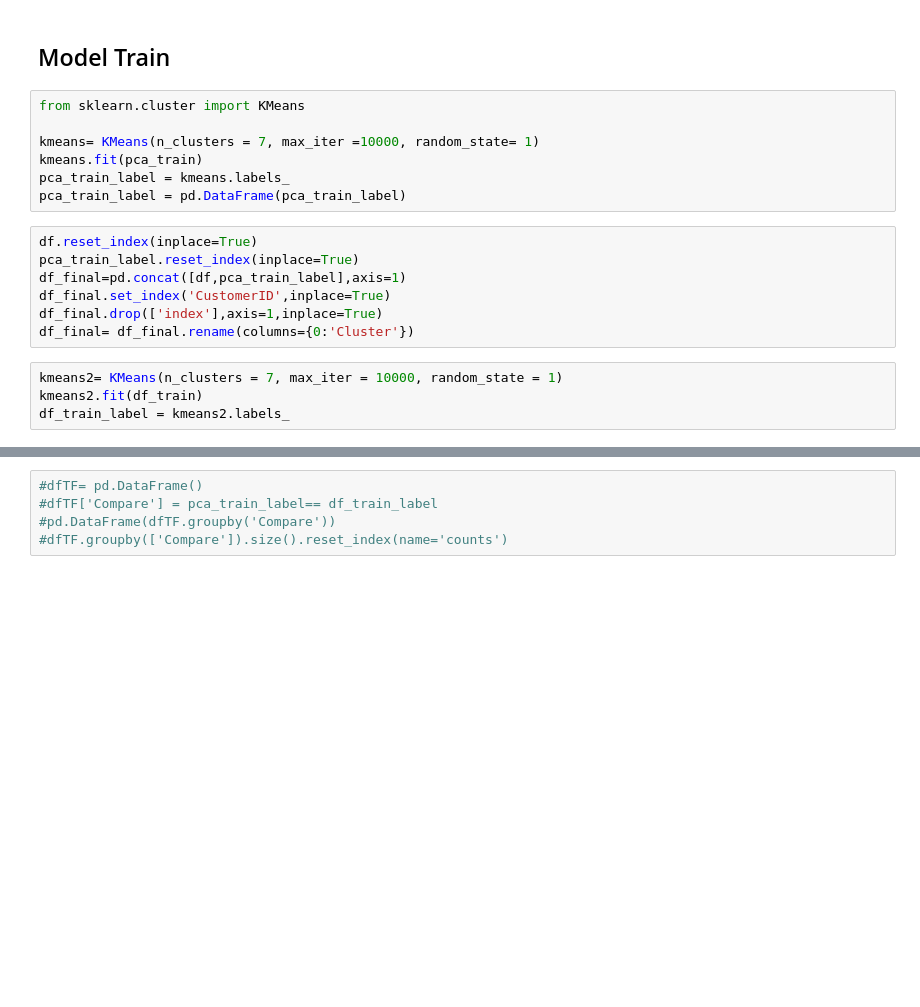
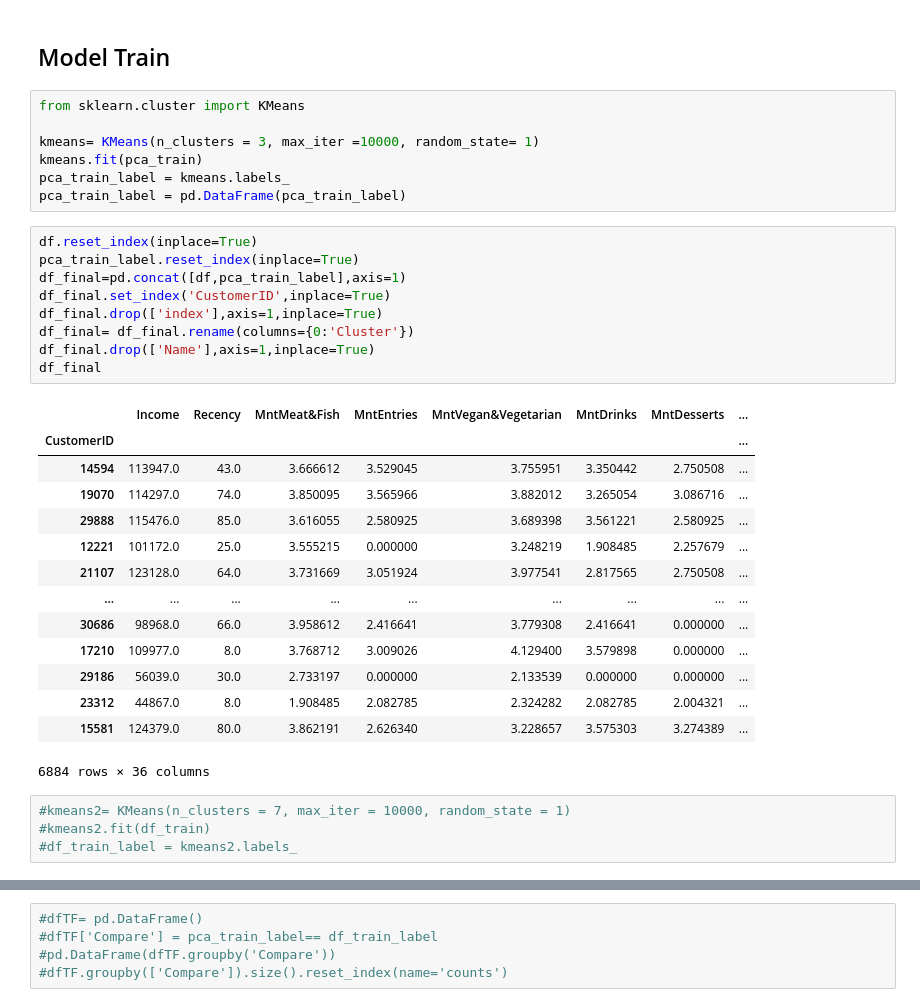
Before and after one commit to MikeOlhao/DSML_projeto, a Jupyter notebook: DSML_202223_Clusters_Group09_Notebook_semgraficos.ipynb, the cells around one changed output, grey strips where cells are left out. Drawn from its saved outputs; the diff is of its cells as text; blank space fills up the shorter version.

```diff
--- a/DSML_202223_Clusters_Group09_Notebook_semgraficos.ipynb
+++ b/DSML_202223_Clusters_Group09_Notebook_semgraficos.ipynb
@@ -871,18 +869,35 @@ df_train
 # %%
 from sklearn.cluster import KMeans
 
-kmeans= KMeans(n_clusters = 7, max_iter =10000, random_state= 1)
+kmeans= KMeans(n_clusters = 3, max_iter =10000, random_state= 1)
 kmeans.fit(pca_train)
 pca_train_label = kmeans.labels_
 pca_train_label = pd.DataFrame(pca_train_label)
 # %%
 df.reset_index(inplace=True)
 pca_train_label.reset_index(inplace=True)
 df_final=pd.concat([df,pca_train_label],axis=1)
 df_final.set_index('CustomerID',inplace=True)
 df_final.drop(['index'],axis=1,inplace=True)
 df_final= df_final.rename(columns={0:'Cluster'})
+df_final.drop(['Name'],axis=1,inplace=True)
+df_final
+# %% [output]
+|  | Income | Recency | MntMeat&Fish | MntEntries | MntVegan&Vegetarian | MntDrinks | MntDesserts | ... |
+| CustomerID |  |  |  |  |  |  |  | ... |
+| 14594 | 113947.0 | 43.0 | 3.666612 | 3.529045 | 3.755951 | 3.350442 | 2.750508 | ... |
+| 19070 | 114297.0 | 74.0 | 3.850095 | 3.565966 | 3.882012 | 3.265054 | 3.086716 | ... |
+| 29888 | 115476.0 | 85.0 | 3.616055 | 2.580925 | 3.689398 | 3.561221 | 2.580925 | ... |
+| 12221 | 101172.0 | 25.0 | 3.555215 | 0.000000 | 3.248219 | 1.908485 | 2.257679 | ... |
+| 21107 | 123128.0 | 64.0 | 3.731669 | 3.051924 | 3.977541 | 2.817565 | 2.750508 | ... |
+| ... | ... | ... | ... | ... | ... | ... | ... | ... |
+| 30686 | 98968.0 | 66.0 | 3.958612 | 2.416641 | 3.779308 | 2.416641 | 0.000000 | ... |
+| 17210 | 109977.0 | 8.0 | 3.768712 | 3.009026 | 4.129400 | 3.579898 | 0.000000 | ... |
+| 29186 | 56039.0 | 30.0 | 2.733197 | 0.000000 | 2.133539 | 0.000000 | 0.000000 | ... |
+| 23312 | 44867.0 | 8.0 | 1.908485 | 2.082785 | 2.324282 | 2.082785 | 2.004321 | ... |
+| 15581 | 124379.0 | 80.0 | 3.862191 | 2.626340 | 3.228657 | 3.575303 | 3.274389 | ... |
+6884 rows × 36 columns
 # %%
-kmeans2= KMeans(n_clusters = 7, max_iter = 10000, random_state = 1)
-kmeans2.fit(df_train)
-df_train_label = kmeans2.labels_
+#kmeans2= KMeans(n_clusters = 7, max_iter = 10000, random_state = 1)
+#kmeans2.fit(df_train)
+#df_train_label = kmeans2.labels_
```
Also changed, not shown: parts of 13 cells of this notebook.
